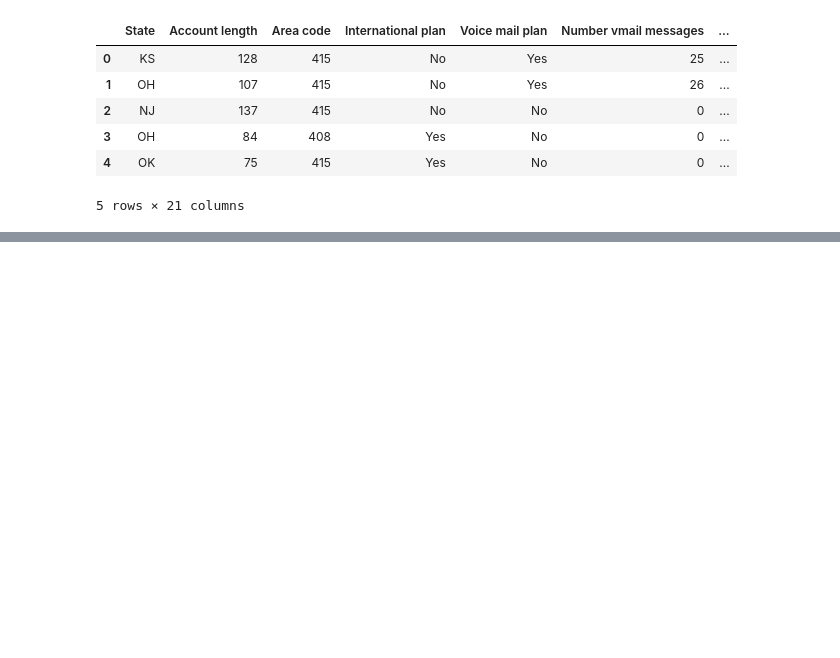
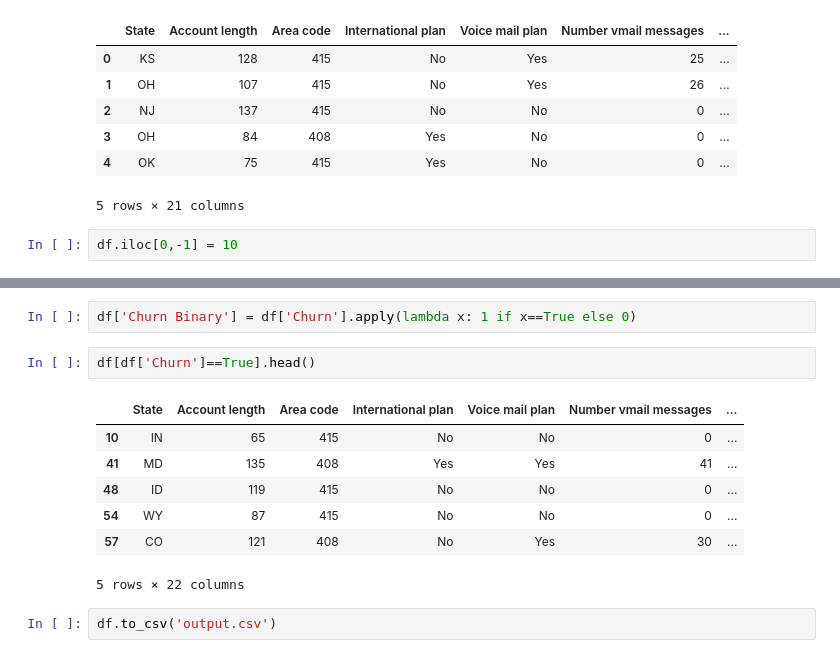
Before and after one commit to rParsell/SDEV220, a Jupyter notebook: Jupyter Notebook/DataScience/dataScience.ipynb, the cells around one changed output, grey strips where cells are left out. Drawn from its saved outputs; the diff is of its cells as text; blank space fills up the shorter version.

```diff
--- a/Jupyter Notebook/DataScience/dataScience.ipynb
+++ b/Jupyter Notebook/DataScience/dataScience.ipynb
@@ -339,3 +339,5 @@ df.head()
 | 3 | OH | 84 | 408 | Yes | No | 0 | ... |
 | 4 | OK | 75 | 415 | Yes | No | 0 | ... |
 5 rows × 21 columns
+# %%
+df.iloc[0,-1] = 10
@@ -341,0 +354,14 @@ df.head()
+# %%
+df['Churn Binary'] = df['Churn'].apply(lambda x: 1 if x==True else 0)
+# %%
+df[df['Churn']==True].head()
+# %% [output]
+|  | State | Account length | Area code | International plan | Voice mail plan | Number vmail messages | ... |
+| 10 | IN | 65 | 415 | No | No | 0 | ... |
+| 41 | MD | 135 | 408 | Yes | Yes | 41 | ... |
+| 48 | ID | 119 | 415 | No | No | 0 | ... |
+| 54 | WY | 87 | 415 | No | No | 0 | ... |
+| 57 | CO | 121 | 408 | No | Yes | 30 | ... |
+5 rows × 22 columns
+# %%
+df.to_csv('output.csv')
```
Also changed, not shown: parts of 3 cells of this notebook.
